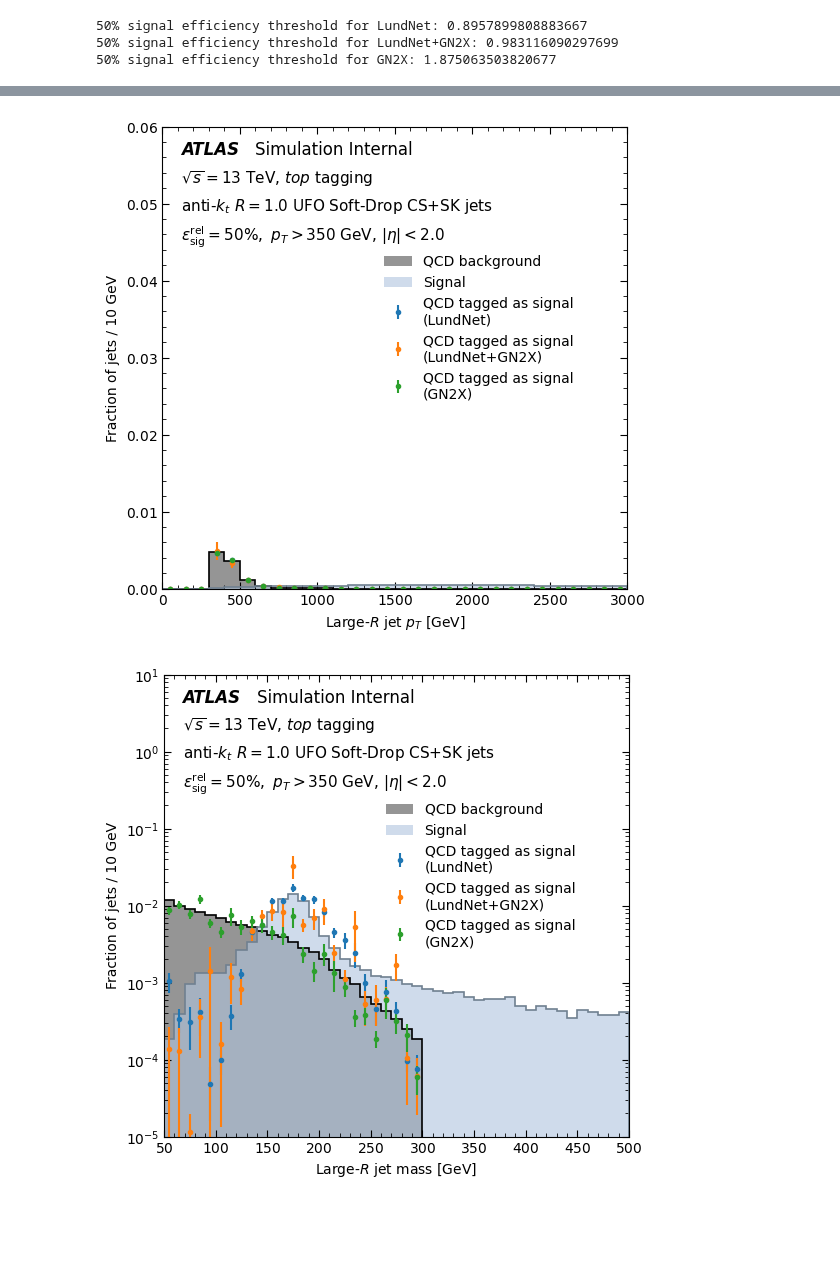
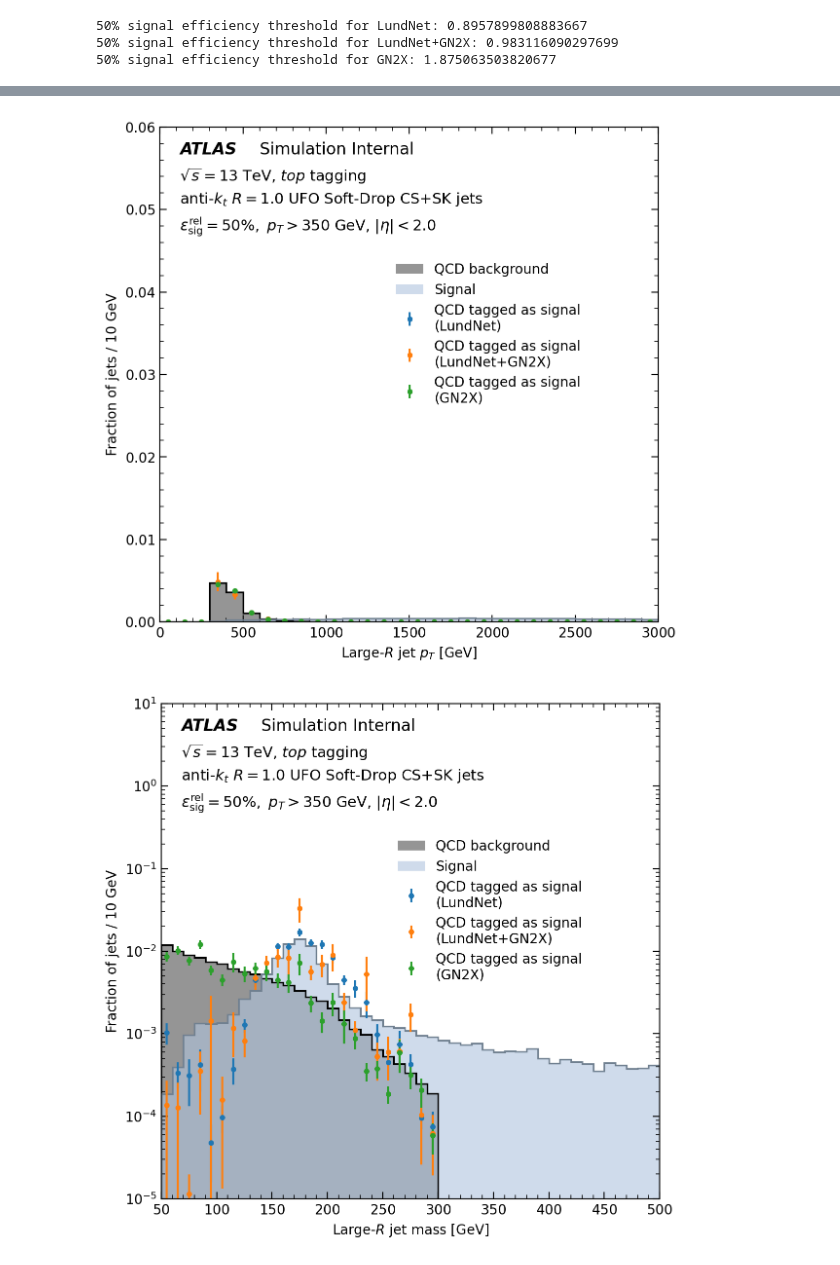
Before and after one commit to KonDoran/lundtoptagger, a Jupyter notebook: plotting.ipynb, the cells around one changed output, grey strips where cells are left out. Cells and saved outputs as stored; diff of their text form; code cells hidden in the pictures; blank space fills up the shorter version.

Commit message:
Plotting now works with and without GN2X scores

```diff
--- a/plotting.ipynb
+++ b/plotting.ipynb
@@ -87,8 +114,13 @@ if do_calc_best_discriminant:
 else:
     fhbb = 0.05
     fhcc = 0.05
-denoms = fhbb * data["GN2X_phbb"] + fhcc * data["GN2X_phcc"] + (1 - fhbb - fhcc) *  data["GN2X_pqcd"]
-gn2x_scores = np.log(data["GN2X_ptop"] / denoms)
+
+try:
+    denoms = fhbb * data["GN2X_phbb"] + fhcc * data["GN2X_phcc"] + (1 - fhbb - fhcc) *  data["GN2X_pqcd"]
+    gn2x_scores = np.log(data["GN2X_ptop"] / denoms)
+except:
+    print("Error calculating GN2X scores. Check if the data contains the required fields.")
+    gn2x_scores = None
 # %%
 models = {
     "LundNet": {
@@ -200,6 +232,7 @@ selected_models = models.keys()  # Use all models for now
 selection = (data["fjet_pt"] > 350) & (np.abs(data["fjet_eta"] < 2))
 plot_signal_after_tagging = False
 plot_errorbars = True
+calc_jsd = False
 
 plot_params = {
     "lin": {
@@ -214,7 +247,7 @@ plot_params = {
 
 for params in plot_params.values():
     for var in var_params:
-        fig, ax = plt.subplots(figsize=(6, 6))
+        fig, ax = plt.subplots(figsize=(6.6, 6.6), dpi=200)
 
         var_data = data[var]
         hist_params = dict(
@@ -224,14 +257,26 @@ for params in plot_params.values():
         )
 
         # QCD background: shaded dark gray with black outline
-        plt.hist(var_data[(labels==0) & selection], weights=weights[(labels==0) & selection], label="QCD background", color="dimgray", alpha=0.7,   **hist_params)
-        plt.hist(var_data[(labels==0) & selection], weights=weights[(labels==0) & selection], histtype="step",        color="black", linewidth=1.2, **hist_params)
+        bkg_counts = plt.hist(var_data[(labels==0) & selection], weights=weights[(labels==0) & selection], label="QCD background", color="dimgray", alpha=0.7, **hist_params)[0]
+        plt.hist(var_data[(labels==0) & selection], weights=weights[(labels==0) & selection], histtype="step", color="black", linewidth=1.2, **hist_params)
         # Signal: fill with neutral, light colour
         plt.hist(var_data[(labels==1) & selection], weights=weights[(labels==1) & selection], label="Signal", color="lightsteelblue", alpha=0.6, **hist_params)
         plt.hist(var_data[(labels==1) & selection], weights=weights[(labels==1) & selection], histtype="step", color="slategray", linewidth=1.2, **hist_params)
 
-        for model in selected_models:
+        for i, model in enumerate(selected_models):
             tagged_as_signal = models[model]["scores"] > models[model]["threshold_score"]
+
+            if i !=0 and calc_jsd:
+                bkg_counts_tagged = np.histogram(
+                    ak.to_numpy(var_data[(labels==0) & tagged_as_signal & selection]),
+                    weights=ak.to_numpy(weights[(labels==0) & tagged_as_signal & selection]),
+                    **hist_params
+                )[0]
+                JSD_value = JSD(bkg_counts, bkg_counts_tagged)*100  # TODO: maybe shouldn't be expressed as a percentage
+                JSD_label = f", JSD = {JSD_value:.2f}%"
+            else:
+                JSD_label = ""
+
             if plot_errorbars:
                 extra_args = dict(fmt='.')
                 hist_plot_func = hist_with_errors
@@ -241,14 +286,14 @@ for params in plot_params.values():
             hist_plot_func(
                 var_data[(labels==0) & tagged_as_signal & selection],
                 weights=weights[(labels==0) & tagged_as_signal & selection],
-                label=f"QCD tagged as signal\n({model})",
+                label=f"QCD tagged as signal{JSD_label}\n({model})",
                 **hist_params, **extra_args
             )
             if plot_signal_after_tagging:
                 hist_plot_func(
                     var_data[(labels==1) & tagged_as_signal & selection],
                     weights=weights[(labels==1) & tagged_as_signal & selection],
-                    label=f"Signal tagged as signal\n({model})",
+                    label=f"Signal tagged as signal{JSD_label}\n({model})",
                     **hist_params, **extra_args
                 )
 
@@ -261,9 +306,9 @@ for params in plot_params.values():
         text_args = {"transform": ax.transAxes, "va": 'top'}
         ax.text(0.04, 0.97, atlas_label,    fontsize=12, **text_args, fontweight='bold', style='italic')
         ax.text(0.20, 0.97, atlas_sim,      fontsize=12, **text_args)
-        ax.text(0.04, 0.91, atlas_info,     fontsize=11, **text_args)
-        ax.text(0.04, 0.85, jet_info,       fontsize=11, **text_args)
-        ax.text(0.04, 0.79, selection_info, fontsize=11, **text_args)
+        ax.text(0.04, 0.92, atlas_info,     fontsize=11, **text_args)
+        ax.text(0.04, 0.87, jet_info,       fontsize=11, **text_args)
+        ax.text(0.04, 0.82, selection_info, fontsize=11, **text_args)
 
         plt.xlim(var_params[var]["range"])
         plt.xlabel(var_params[var]["title"])
@@ -278,2 +323,2 @@ for params in plot_params.values():
-[figure, old version]
+[figure, new version]
-[figure, old version]
+[figure, new version]
```
Also changed, not shown: parts of 7 cells of this notebook, 1 other file.
